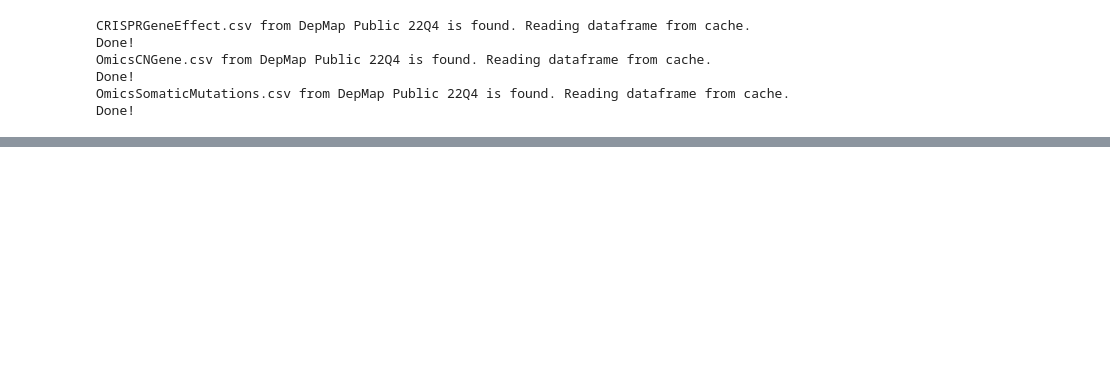
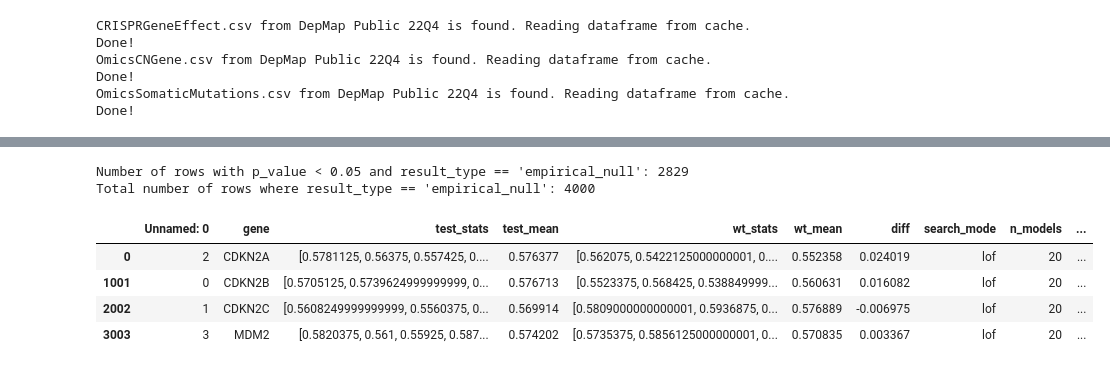
Before and after one commit to anderseng/proxbias, a Jupyter notebook: proxbias/notebooks/DepMap_Driver_Scan_Miscalibration.ipynb, the cells around one changed output, grey strips where cells are left out. Cells and saved outputs as stored; diff of their text form; code cells hidden in the pictures; blank space fills up the shorter version.

```diff
--- a/proxbias/notebooks/DepMap_Driver_Scan_Miscalibration.ipynb
+++ b/proxbias/notebooks/DepMap_Driver_Scan_Miscalibration.ipynb
@@ -42,31 +42,47 @@ permuted_null.head()
+# %%
+count_value_less_than_0_05 = permuted_null[(permuted_null['p_value'] < 0.05) & (permuted_null['result_type'] == "empirical_null")].shape[0]
+count_empirical_null = permuted_null[permuted_null['result_type'] == "empirical_null"].shape[0]
+
+print("Number of rows with p_value < 0.05 and result_type == 'empirical_null':", count_value_less_than_0_05)
+print("Total number of rows where result_type == 'empirical_null':", count_empirical_null)
+# %% [output]
+Number of rows with p_value < 0.05 and result_type == 'empirical_null': 2829
+Total number of rows where result_type == 'empirical_null': 4000
 # %%
 #write a function that adds empirical p-values to the dataframe
 def calculate_empirical_p_value(df, diff_col='diff', result_type_col='result_type', gene_col='gene', null_type='empirical_null'):
     # Filter out the empirical null result types for calculating p-values
     empirical_df = df[df[result_type_col] == null_type]
 
     # Group by gene
     grouped = empirical_df.groupby(gene_col)
 
     # Function to calculate two-sided empirical p-values within each group
     def emp_p_value(diff, group):
         null_diffs = group[diff_col].values
         abs_diff = abs(diff)
         count = np.sum(np.abs(null_diffs) >= abs_diff)
         p_value = count / len(group)
         return p_value
 
     # Initialize a column for empirical p-values
     df['empirical_p_value'] = np.nan
 
     # Iterate through each row in the dataframe
     for idx, row in df.iterrows():
         gene_group = grouped.get_group(row[gene_col])
         df.at[idx, 'empirical_p_value'] = emp_p_value(row[diff_col], gene_group)
 
     return df
 
 test = calculate_empirical_p_value(permuted_null)
+test.sort_values('empirical_p_value').query("result_type=='observed'")
+# %% [output]
+|  | Unnamed: 0 | gene | test_stats | test_mean | wt_stats | wt_mean | diff | search_mode | n_models | ... |
+| 0 | 2 | CDKN2A | [0.5781125, 0.56375, 0.557425, 0.... | 0.576377 | [0.562075, 0.5422125000000001, 0.... | 0.552358 | 0.024019 | lof | 20 | ... |
+| 1001 | 0 | CDKN2B | [0.5705125, 0.5739624999999999, 0... | 0.576713 | [0.5523375, 0.568425, 0.538849999... | 0.560631 | 0.016082 | lof | 20 | ... |
+| 2002 | 1 | CDKN2C | [0.5608249999999999, 0.5560375, 0... | 0.569914 | [0.5809000000000001, 0.5936875, 0... | 0.576889 | -0.006975 | lof | 20 | ... |
+| 3003 | 3 | MDM2 | [0.5820375, 0.561, 0.55925, 0.587... | 0.574202 | [0.5735375, 0.5856125000000001, 0... | 0.570835 | 0.003367 | lof | 20 | ... |
 # %%
 # Function to create QQ plot
 def qq_plot(df, gene_name, ax=None):
```
Also changed, not shown: parts of 3 cells of this notebook, 1 other file.
